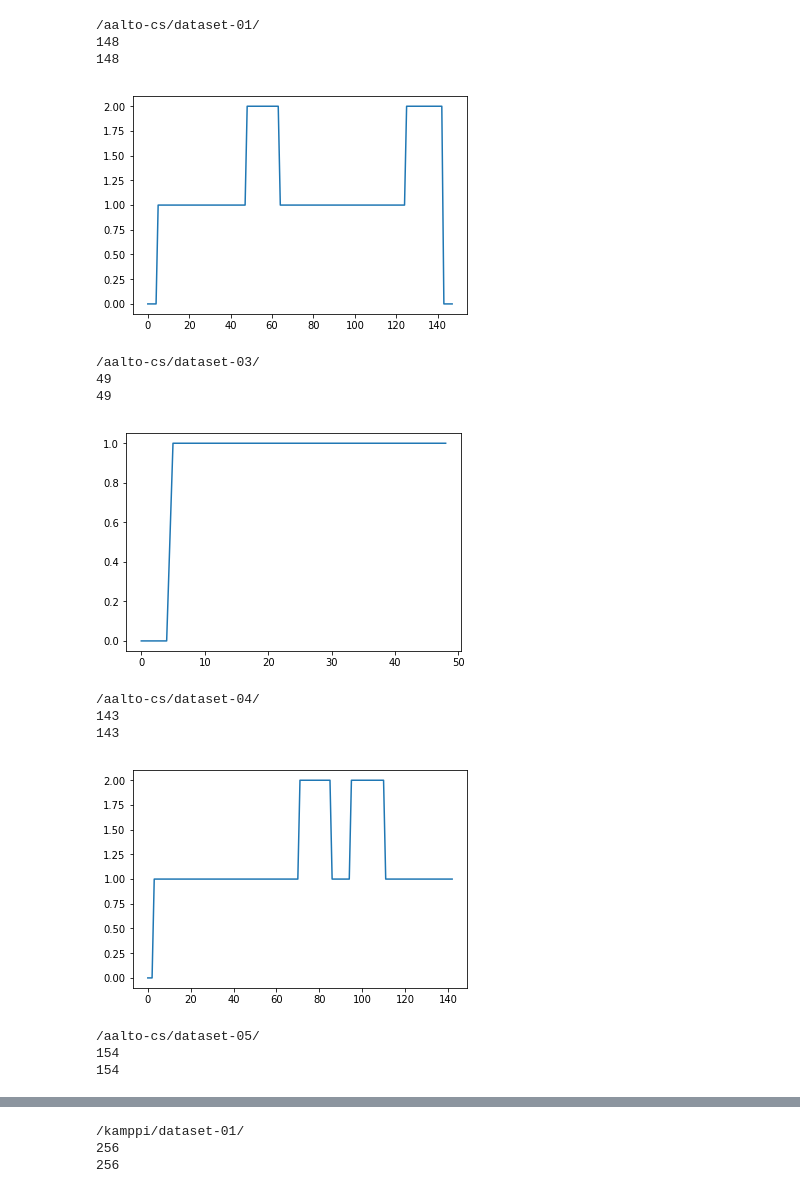
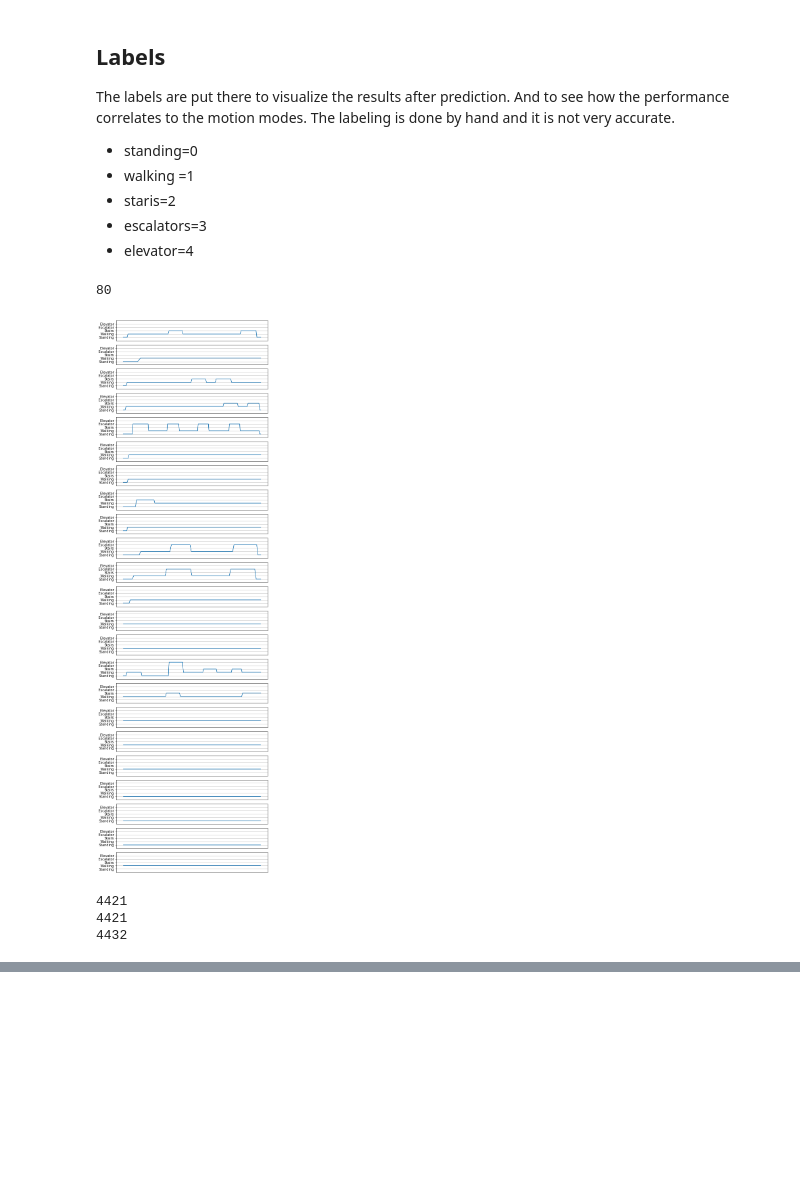
Before and after one commit to AaltoVision/deep-speed-constrained-ins, a Jupyter notebook: python/DCI-training-0.0.2.ipynb, the cells around one changed output, grey strips where cells are left out. Cells and saved outputs as stored; diff of their text form; code cells hidden in the pictures; blank space fills up the shorter version.

```diff
--- a/python/DCI-training-0.0.2.ipynb
+++ b/python/DCI-training-0.0.2.ipynb
@@ -57,13 +86,27 @@ with open('labels.csv', 'rb') as csvfile:
      spamreader = csv.reader(csvfile, delimiter=',', quotechar='|')
      for row in spamreader:
         labs.append([int(row[0]),int(row[1]),int(row[2]),float(row[3]),])
+# %% [markdown]
+## Labels
+
+The labels are put there to visualize the results after prediction. And to see how the performance correlates to the motion modes. The labeling is done by hand  and it is not very accurate.
+
+* standing=0
+* walking =1
+* staris=2
+* escalators=3
+* elevator=4
 # %%
+#visualize labels in time vector.
+
+#control variables, initialize arrays.
 ind=0
 acc_lab=0
 acc_dat=0
 data_labels=[]
-for folder in folders:
-    print(folder)
+plt.figure(figsize=(8, 30))
+for idx, folder in enumerate(folders):
+    #print(folder)
 
     data=OdometryDataset("/l/datasets/arrgh/",[folder],transform=ToTensor())
     stay=True
@@ -74,48 +117,47 @@ for folder in folders:
     dat.append([-1,0])
     while stay:
         tim=labs[ind][3]
         tim=np.round(np.floor(tim)*60+(tim-np.floor(tim))*100)
         data_length=(2+(data[len(data)]['time'])-data[0]['time'])[0]
         if labs[ind][3]==-1:
             stay=False
             tim=10000
         lab=labs[ind][2]
         dat.append([tim,lab])
         ind=ind+1
 
     #print(data_length)
     label=[]
     start=data[0]['time']
     for i in range(0,len(data)):
         t=data[i]['time']-start
         for j in range(0,len(dat)-1):
             if t<dat[j+1][0] and t>dat[j][0]:
                 label.append(dat[j+1][1])
-    print(len(data))
-    print(len(label))
+    #print(len(data))
+    #print(len(label))
     acc_dat=acc_dat+len(data)
     acc_lab=acc_lab+len(label)
+    plt.subplot(23,1,idx+1)
     plt.plot(label)
-    plt.show()
+    plt.ylim(-1,5)
+    frame1 = plt.gca()
+    frame1.axes.get_xaxis().set_visible(False)
+    #frame1.axes.get_yaxis().set_visible(False)
+    plt.yticks([0,1,2,3,4], ['Standing','Walking','Stairs','Escalator','Elevator'])
+    plt.grid(b=True,axis='y')
+
     data_labels.append(label)
 print(ind)
+
+plt.show()
 print(acc_dat)
 print(acc_lab)
 data=OdometryDataset("/l/datasets/arrgh/",folders,transform=ToTensor())
 print(len(data))
 # %% [output]
-/aalto-cs/dataset-01/
-148
-148
+80
-[figure, old version]
+[figure, new version]
-/aalto-cs/dataset-03/
-49
-49
+4421
+4421
+4432
-[figure, removed]
-/aalto-cs/dataset-04/
-143
-143
-[figure, removed]
-/aalto-cs/dataset-05/
-154
-154
@@ -123,3 +163,0 @@ print(len(data))
-/kamppi/dataset-01/
-256
-256
```
Also changed, not shown: parts of 17 cells of this notebook.
